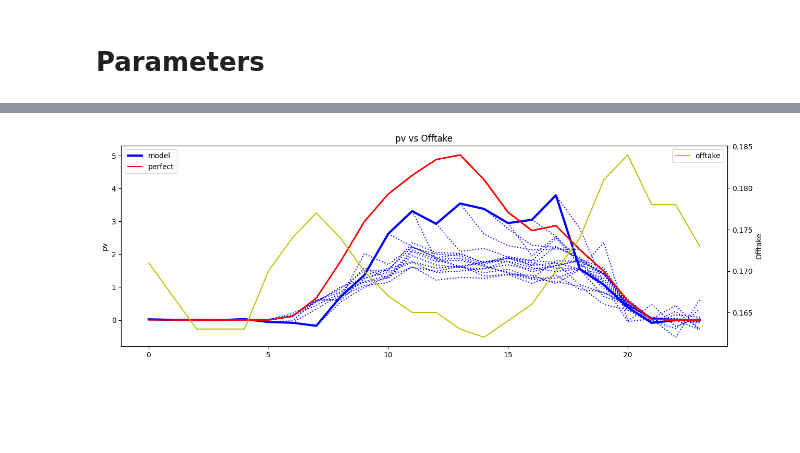
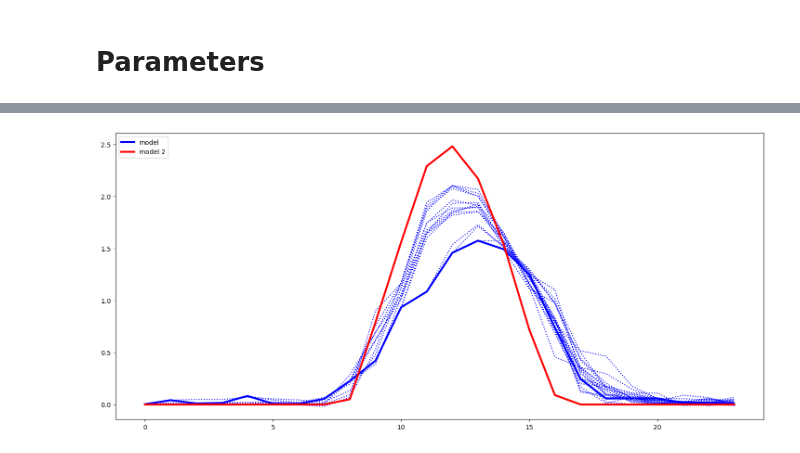
Before and after one commit to Joris-Dprtr/DFL_PVB, a Jupyter notebook: notebooks/MPC_evaluation.ipynb, the cells around one changed output, grey strips where cells are left out. Drawn from its saved outputs; the diff is of its cells as text; code cells hidden in the pictures; blank space fills up the shorter version.

```diff
--- a/notebooks/MPC_evaluation.ipynb
+++ b/notebooks/MPC_evaluation.ipynb
@@ -1,5 +1,5 @@
 # %%
-building = 0
+building = 1
 time = 24
 price = 'Realistic'
 # %% [markdown]
@@ -54,5 +54,6 @@ nl_data.head()
 # %%
-battery_capacity = round(nl_data['load'].resample('YE').sum().max() * 1.1 / 1000,1)
+#battery_capacity = round(nl_data['load'].resample('Y').sum().max() * 1.1 / 1000,1)
+battery_capacity = 9.0
 # %%
 device = torch.device("cuda" if torch.cuda.is_available() else "cpu")
 # %% [markdown]
@@ -73,7 +74,7 @@ domain_max = [None, None, None, 1, 1, 1, 1]
 # %%
 pvb_system = pvb.PV_battery(nl_data, building, battery_capacity, max_charge, max_discharge, self_consumption=False)
 # %%
-lowest_T = 22
+lowest_T = 0
 # %%
 dictionary_list_perfect = pvb_system.execute_optimization(time,lowest_T,'Perfect',neurons,layers,past_features,opt_future_features,domain_min,domain_max,train_test_split=train_test_split)
 dictionary_list_naive = pvb_system.execute_optimization(time,lowest_T,'Naive',neurons,layers,past_features,opt_future_features,domain_min,domain_max,train_test_split=train_test_split)
@@ -117,43 +151,33 @@ np.sum(tot_cost_perfect), np.sum(tot_cost_lstm), np.sum(tot_cost_cvx_lstm), np.s
 # %%
-pilot_day = 0
+pilot_day = 200
 model = dictionary_list_lstm_cvx
+model_2 = dictionary_list_naive
 variable = 'pv'
 
 final_schedule = np.empty(len(model))
+final_schedule_2 = np.empty(len(model))
 
 for i in range(len(model)):
     final_schedule[i] = model[i][variable][pilot_day][0]
+    final_schedule_2[i] = model_2[i][variable][pilot_day][0]
 # %%
-plt.figure(figsize=(15,5))
-
-# Primary axis
-ax1 = plt.gca()
+plt.figure(figsize=(18,8))
 
 # Plot energy data on ax1
-ax1.plot(model[0][variable][pilot_day], linestyle=':', color='b')
+plt.plot(model[0][variable][pilot_day], linestyle=':', color='b')
 for i in range(1, len(model)):
-    ax1.plot(np.pad(model[i][variable][pilot_day], (i, 0), mode='constant', constant_values=np.nan), linestyle=':', color='b')
+    plt.plot(np.pad(model[i][variable][pilot_day], (i, 0), mode='constant', constant_values=np.nan), linestyle=':', color='b')
 
-ax1.plot(final_schedule, color='b', linewidth=3, label='model')
+plt.plot(final_schedule, color='b', linewidth=3, label='model')
 
-ax1.plot(dictionary_list_perfect[0][variable][pilot_day], color='r', label='perfect')
-for i in range(1, len(dictionary_list_perfect)):
-    ax1.plot(np.pad(dictionary_list_perfect[i][variable][pilot_day], (i, 0), mode='constant', constant_values=np.nan), color='r')
+plt.plot(model_2[0][variable][pilot_day], linestyle=':', color='r')
+for i in range(1, len(model_2)):
+    plt.plot(np.pad(model_2[i][variable][pilot_day], (i, 0), mode='constant', constant_values=np.nan), linestyle=':', color='r')
 
-ax1.set_ylabel(variable)
-ax1.legend(loc='upper left')
+plt.plot(final_schedule_2, color='r', linewidth=3, label='model 2')
 
-# Secondary y-axis
-ax2 = ax1.twinx()
+plt.legend(loc='upper left')
 
-# Plot offtake on ax2
-ax2.plot(model[0]['offtake'][pilot_day], color='y', label='offtake')
-ax2.set_ylabel('Offtake')
-
-# Optional: add second legend
-ax2.legend(loc='upper right')
-
-plt.title(variable + " vs Offtake")
 plt.show()
 # %% [output]
-[figure, old version]
+[figure, new version]
```
Also changed, not shown: parts of 5 cells of this notebook.
